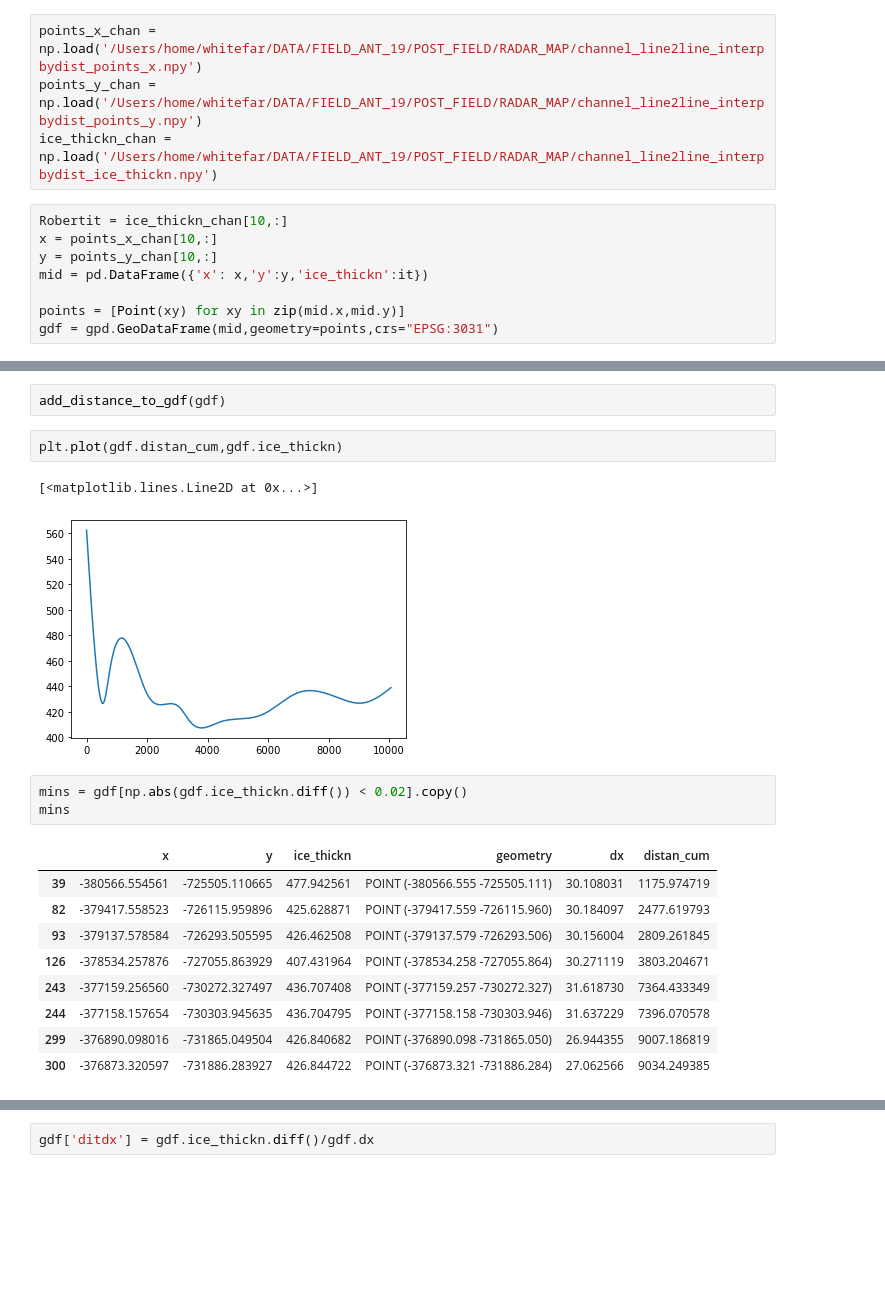
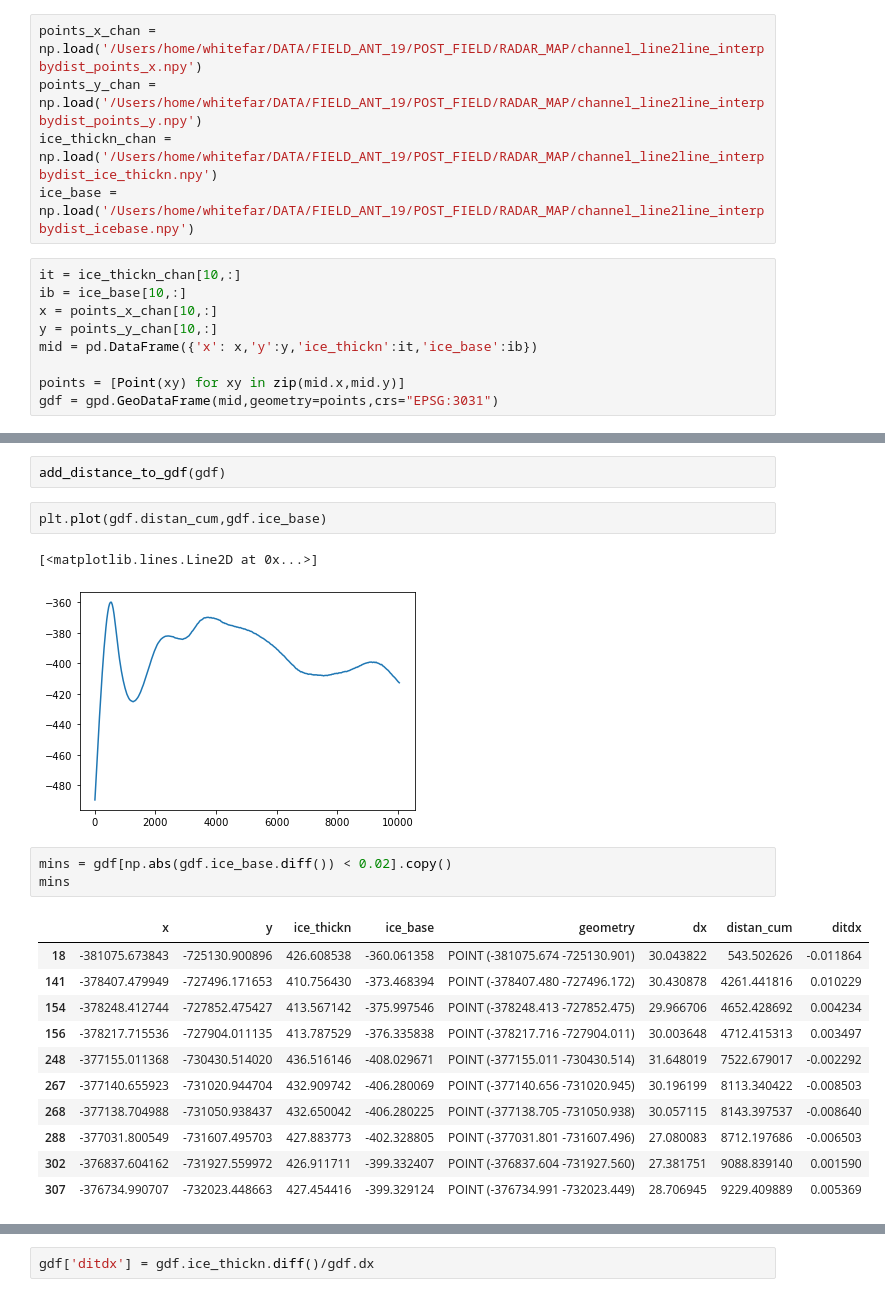
Before and after one commit to arrran/PhD_data_chapter, a Jupyter notebook: Jupyter/RADAR/RADAR_MAP/24_RADAR_look_at_chan_gradients.ipynb, the cells around one changed output, grey strips where cells are left out. Drawn from its saved outputs; the diff is of its cells as text; blank space fills up the shorter version.

```diff
--- a/Jupyter/RADAR/RADAR_MAP/24_RADAR_look_at_chan_gradients.ipynb
+++ b/Jupyter/RADAR/RADAR_MAP/24_RADAR_look_at_chan_gradients.ipynb
@@ -26,11 +26,13 @@ from shapely.ops import nearest_points
 points_x_chan = np.load('/Users/home/whitefar/DATA/FIELD_ANT_19/POST_FIELD/RADAR_MAP/channel_line2line_interpbydist_points_x.npy')
 points_y_chan = np.load('/Users/home/whitefar/DATA/FIELD_ANT_19/POST_FIELD/RADAR_MAP/channel_line2line_interpbydist_points_y.npy')
 ice_thickn_chan = np.load('/Users/home/whitefar/DATA/FIELD_ANT_19/POST_FIELD/RADAR_MAP/channel_line2line_interpbydist_ice_thickn.npy')
+ice_base = np.load('/Users/home/whitefar/DATA/FIELD_ANT_19/POST_FIELD/RADAR_MAP/channel_line2line_interpbydist_icebase.npy')
 # %%
-Robertit = ice_thickn_chan[10,:]
+it = ice_thickn_chan[10,:]
+ib = ice_base[10,:]
 x = points_x_chan[10,:]
 y = points_y_chan[10,:]
-mid = pd.DataFrame({'x': x,'y':y,'ice_thickn':it})
+mid = pd.DataFrame({'x': x,'y':y,'ice_thickn':it,'ice_base':ib})
 
 points = [Point(xy) for xy in zip(mid.x,mid.y)]
 gdf = gpd.GeoDataFrame(mid,geometry=points,crs="EPSG:3031")
@@ -47,21 +49,23 @@ def add_distance_to_gdf(gdf):
 # %%
 add_distance_to_gdf(gdf)
 # %%
-plt.plot(gdf.distan_cum,gdf.ice_thickn)
+plt.plot(gdf.distan_cum,gdf.ice_base)
 # %% [output]
 [<matplotlib.lines.Line2D at 0x...>]
-[figure, old version]
+[figure, new version]
 # %%
-mins = gdf[np.abs(gdf.ice_thickn.diff()) < 0.02].copy()
+mins = gdf[np.abs(gdf.ice_base.diff()) < 0.02].copy()
 mins
 # %% [output]
-|  | x | y | ice_thickn | geometry | dx | distan_cum |
-| 39 | -380566.554561 | -725505.110665 | 477.942561 | POINT (-380566.555 -725505.111) | 30.108031 | 1175.974719 |
-| 82 | -379417.558523 | -726115.959896 | 425.628871 | POINT (-379417.559 -726115.960) | 30.184097 | 2477.619793 |
-| 93 | -379137.578584 | -726293.505595 | 426.462508 | POINT (-379137.579 -726293.506) | 30.156004 | 2809.261845 |
-| 126 | -378534.257876 | -727055.863929 | 407.431964 | POINT (-378534.258 -727055.864) | 30.271119 | 3803.204671 |
-| 243 | -377159.256560 | -730272.327497 | 436.707408 | POINT (-377159.257 -730272.327) | 31.618730 | 7364.433349 |
-| 244 | -377158.157654 | -730303.945635 | 436.704795 | POINT (-377158.158 -730303.946) | 31.637229 | 7396.070578 |
-| 299 | -376890.098016 | -731865.049504 | 426.840682 | POINT (-376890.098 -731865.050) | 26.944355 | 9007.186819 |
-| 300 | -376873.320597 | -731886.283927 | 426.844722 | POINT (-376873.321 -731886.284) | 27.062566 | 9034.249385 |
+|  | x | y | ice_thickn | ice_base | geometry | dx | distan_cum | ditdx |
+| 18 | -381075.673843 | -725130.900896 | 426.608538 | -360.061358 | POINT (-381075.674 -725130.901) | 30.043822 | 543.502626 | -0.011864 |
+| 141 | -378407.479949 | -727496.171653 | 410.756430 | -373.468394 | POINT (-378407.480 -727496.172) | 30.430878 | 4261.441816 | 0.010229 |
+| 154 | -378248.412744 | -727852.475427 | 413.567142 | -375.997546 | POINT (-378248.413 -727852.475) | 29.966706 | 4652.428692 | 0.004234 |
+| 156 | -378217.715536 | -727904.011135 | 413.787529 | -376.335838 | POINT (-378217.716 -727904.011) | 30.003648 | 4712.415313 | 0.003497 |
+| 248 | -377155.011368 | -730430.514020 | 436.516146 | -408.029671 | POINT (-377155.011 -730430.514) | 31.648019 | 7522.679017 | -0.002292 |
+| 267 | -377140.655923 | -731020.944704 | 432.909742 | -406.280069 | POINT (-377140.656 -731020.945) | 30.196199 | 8113.340422 | -0.008503 |
+| 268 | -377138.704988 | -731050.938437 | 432.650042 | -406.280225 | POINT (-377138.705 -731050.938) | 30.057115 | 8143.397537 | -0.008640 |
+| 288 | -377031.800549 | -731607.495703 | 427.883773 | -402.328805 | POINT (-377031.801 -731607.496) | 27.080083 | 8712.197686 | -0.006503 |
+| 302 | -376837.604162 | -731927.559972 | 426.911711 | -399.332407 | POINT (-376837.604 -731927.560) | 27.381751 | 9088.839140 | 0.001590 |
+| 307 | -376734.990707 | -732023.448663 | 427.454416 | -399.329124 | POINT (-376734.991 -732023.449) | 28.706945 | 9229.409889 | 0.005369 |
 # %%
```
Also changed, not shown: parts of 5 cells of this notebook, 5 other files.
